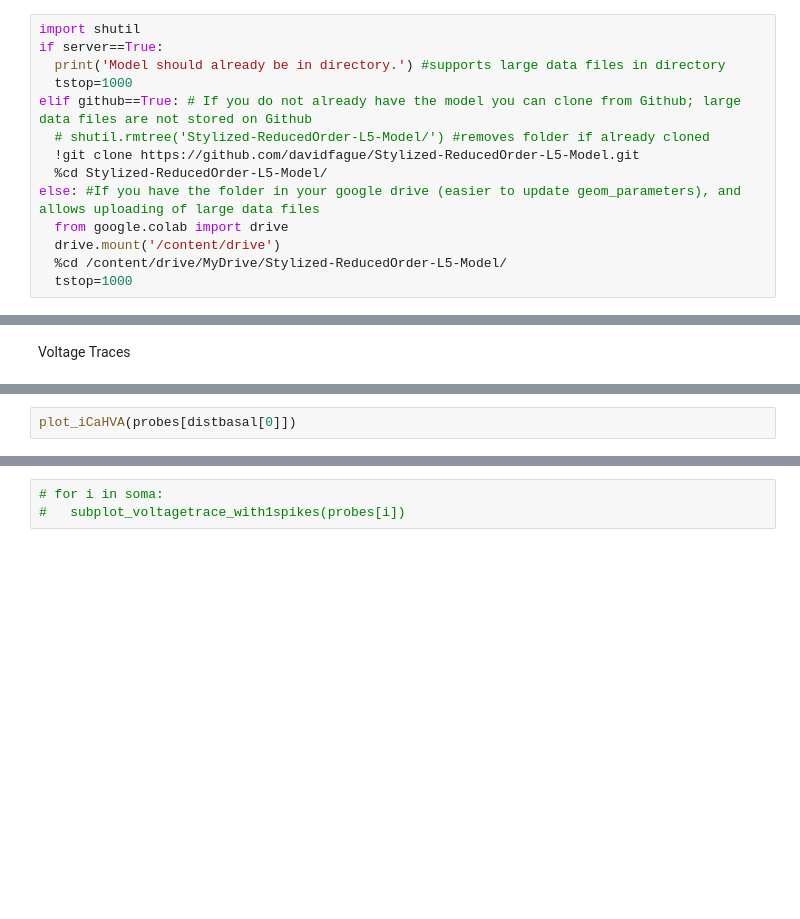
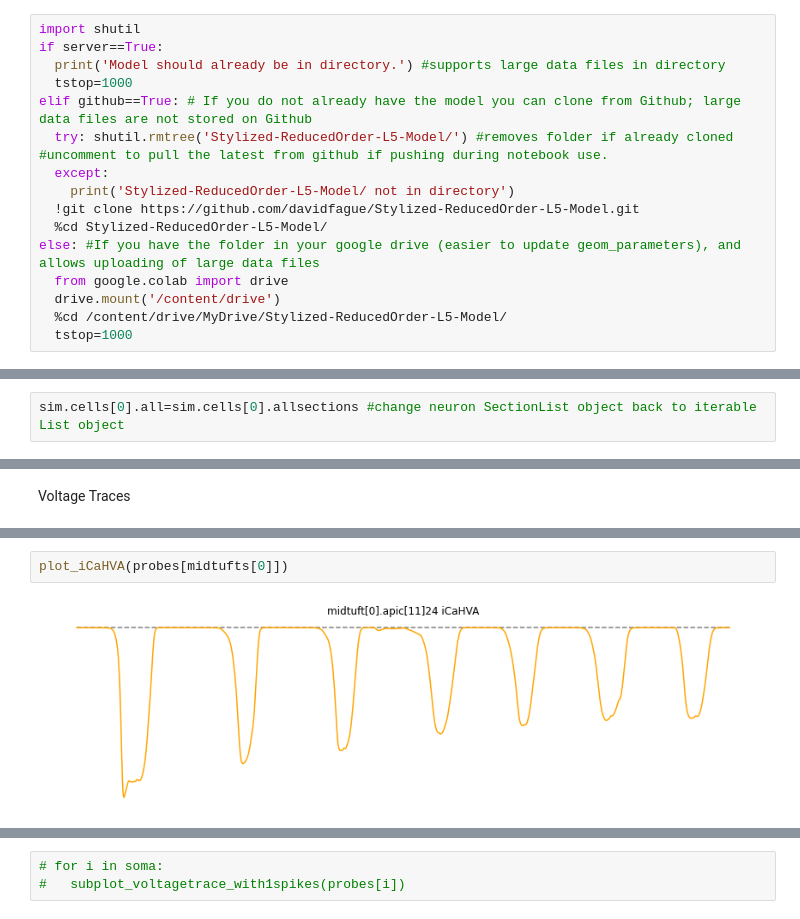
Before and after one commit to davidfague/Stylized-ReducedOrder-L5-Model, a Jupyter notebook: SROL5_analysis.ipynb, the cells around one changed output, grey strips where cells are left out. Cells and saved outputs as stored; diff of their text form; blank space fills up the shorter version.

```diff
--- a/SROL5_analysis.ipynb
+++ b/SROL5_analysis.ipynb
@@ -12,7 +12,9 @@ if server==True:
   print('Model should already be in directory.') #supports large data files in directory
   tstop=1000
 elif github==True: # If you do not already have the model you can clone from Github; large data files are not stored on Github
-  # shutil.rmtree('Stylized-ReducedOrder-L5-Model/') #removes folder if already cloned
+  try: shutil.rmtree('Stylized-ReducedOrder-L5-Model/') #removes folder if already cloned #uncomment to pull the latest from github if pushing during notebook use.
+  except:
+    print('Stylized-ReducedOrder-L5-Model/ not in directory')
   !git clone https://github.com/davidfague/Stylized-ReducedOrder-L5-Model.git
   %cd Stylized-ReducedOrder-L5-Model/
 else: #If you have the folder in your google drive (easier to update geom_parameters), and allows uploading of large data files
@@ -1188,3 +1215,5 @@ print('It took',round(elapseddeftime),'sec to define the simulation model.') #ne
+# %%
+sim.cells[0].all=sim.cells[0].allsections #change neuron SectionList object back to iterable List object
 # %%
 axc=Record_Axial_Current(sim.cells[0].all[0])
 # %%
@@ -2366,5 +2511,7 @@ plt.savefig('ProbeLocations.png')
 # %%
-plot_iCaHVA(probes[distbasal[0]])
+plot_iCaHVA(probes[midtufts[0]])
+# %% [output]
+[figure, added]
 # %%
 plot_voltage_trace_last500ms(probes[0],title='Soma Voltage',savename='SomaVoltage.png',color='black')
 # plot_voltage_trace_last500ms(probes[disttrunk[0]],title='Nexus Voltage',savename='NexusVoltage.png')
```
Also changed, not shown: parts of 30 cells of this notebook.
